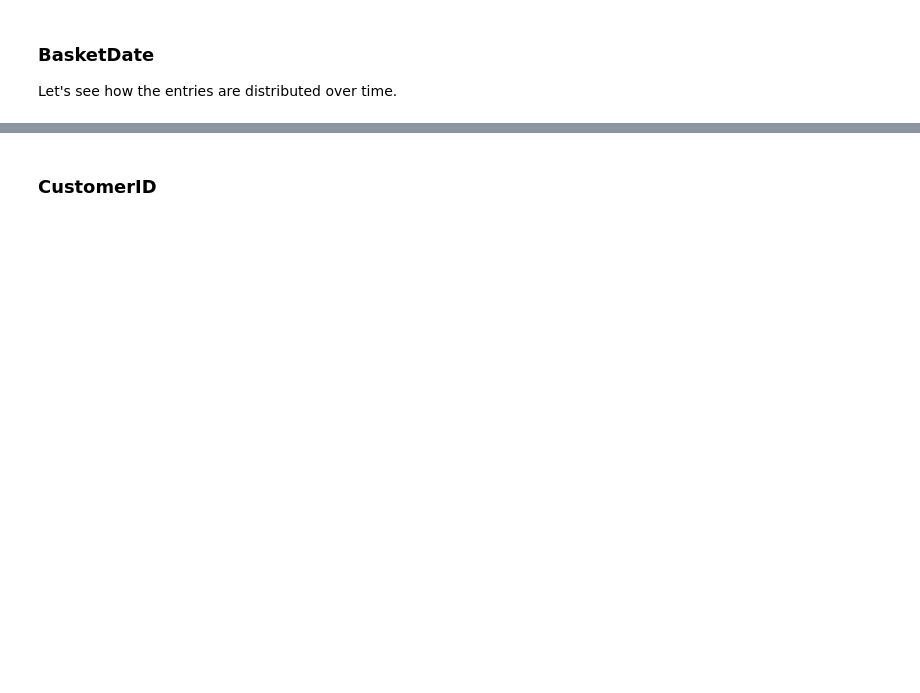
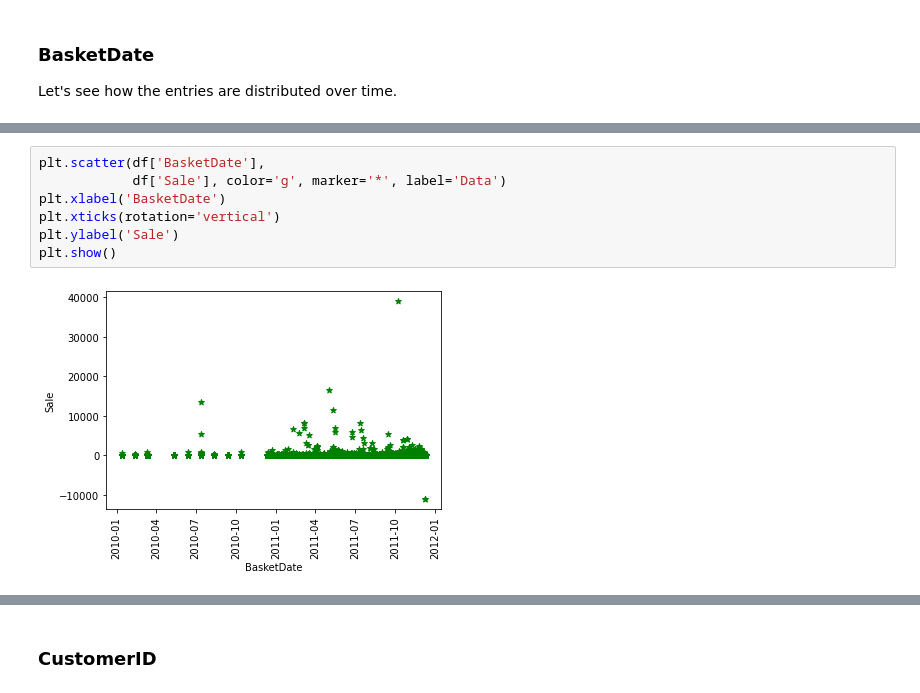
Before and after one commit to adettori/Data-Mining-DM-2020-project, a Jupyter notebook: dm2020-project-notebook.ipynb, the cells around one changed output, grey strips where cells are left out. Drawn from its saved outputs; the diff is of its cells as text; blank space fills up the shorter version.

Commit message:
Various additions to Data Understanding

```diff
--- a/dm2020-project-notebook.ipynb
+++ b/dm2020-project-notebook.ipynb
@@ -166,0 +327,9 @@ Further analysis taking into account the Qta sold and the Sale value maybe requi
+# %%
+plt.scatter(df['BasketDate'],
+            df['Sale'], color='g', marker='*', label='Data')
+plt.xlabel('BasketDate')
+plt.xticks(rotation='vertical')
+plt.ylabel('Sale')
+plt.show()
+# %% [output]
+[figure, added]
```
Also changed, not shown: parts of 54 cells of this notebook.
